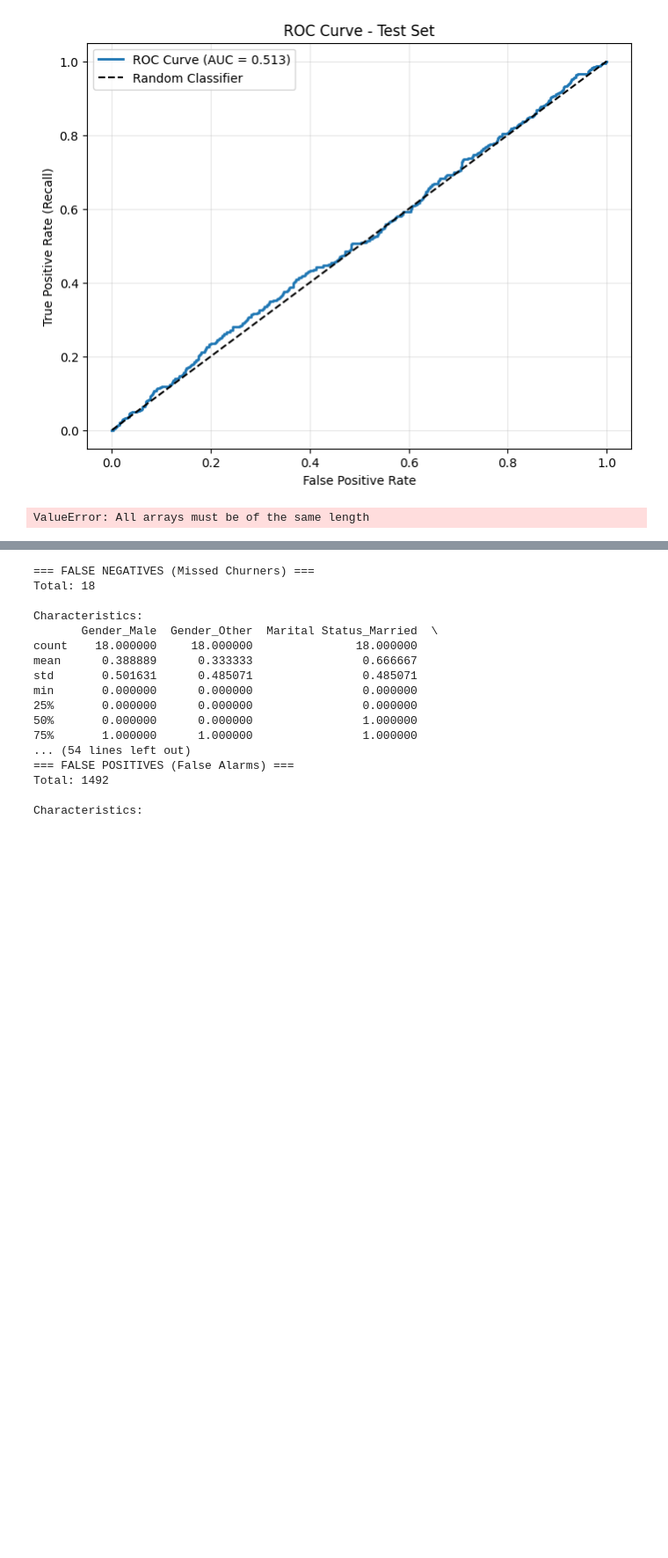
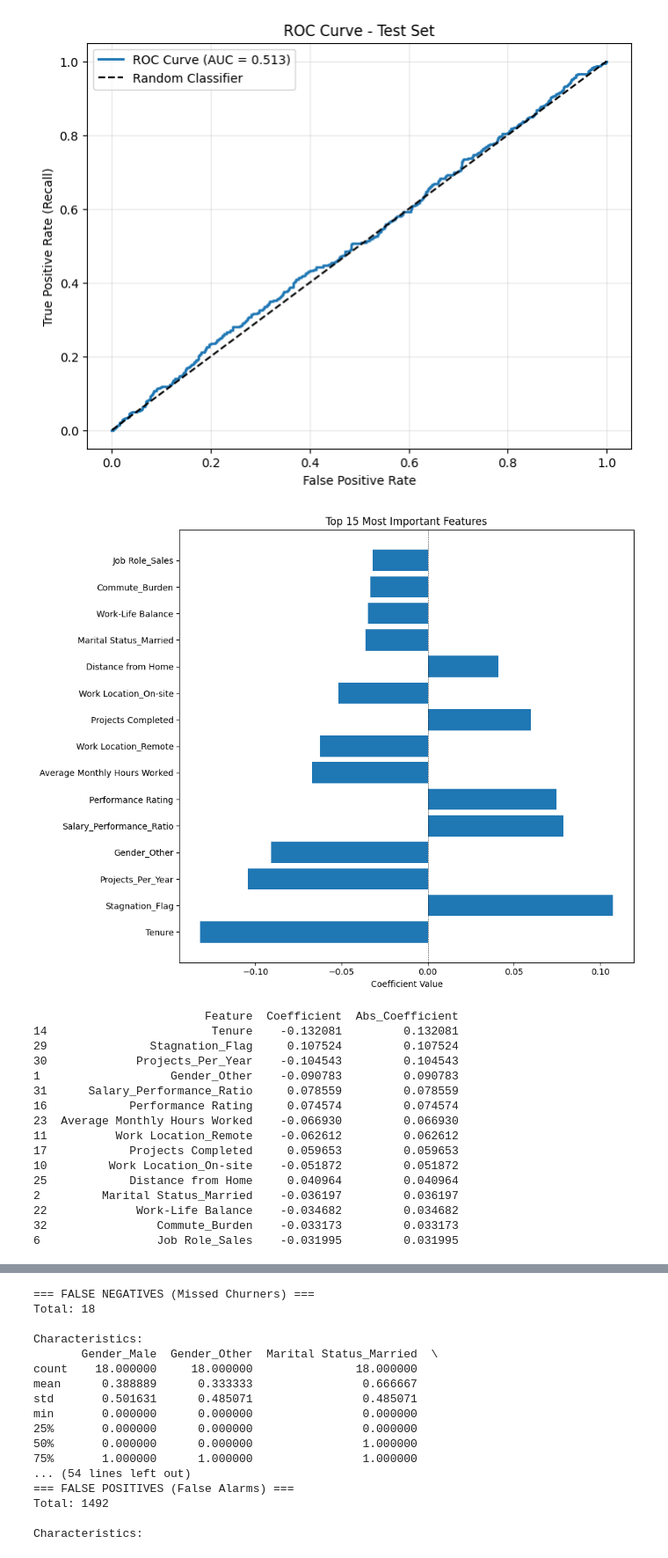
Before and after one commit to dalex2888/AML-3303, a Jupyter notebook: Employee Churn Case Study/Case_study.ipynb, the cells around one changed output, grey strips where cells are left out. Shown at 88% size. Cells and saved outputs as stored; diff of their text form; code cells hidden in the pictures; blank space fills up the shorter version.

```diff
--- a/Employee Churn Case Study/Case_study.ipynb
+++ b/Employee Churn Case Study/Case_study.ipynb
@@ -1296,26 +1296,50 @@ plt.show()
 # %% [output]
 [figure]
 # %%
-# Get feature importance from Logistic Regression
-feature_names = X_train_df.columns
-coefficients = model.named_steps['model'].coef_[0]
+from sklearn.linear_model import LogisticRegression
+from sklearn.preprocessing import StandardScaler
 
-# Create DataFrame
+# Scale and train fresh model just for feature importance
+scaler = StandardScaler()
+X_scaled = scaler.fit_transform(X_train_df)
+
+lr = LogisticRegression(max_iter=2000, class_weight='balanced', random_state=777)
+lr.fit(X_scaled, y_train)
+
+# Now get importance
 importance_df = pd.DataFrame({
-    'Feature': feature_names,
-    'Coefficient': coefficients,
-    'Abs_Coefficient': np.abs(coefficients)
+    'Feature': X_train_df.columns,
+    'Coefficient': lr.coef_[0],
+    'Abs_Coefficient': np.abs(lr.coef_[0])
 }).sort_values('Abs_Coefficient', ascending=False)
 
-# Plot top 15
+# Plot
 plt.figure(figsize=(10, 8))
 top_features = importance_df.head(15)
-plt.barh(top_features['Feature'], top_features['Coefficient'])
+plt.barh(range(len(top_features)), top_features['Coefficient'])
+plt.yticks(range(len(top_features)), top_features['Feature'])
 plt.xlabel('Coefficient Value')
-plt.title('Top 15 Most Important Features (Logistic Regression)')
+plt.title('Top 15 Most Important Features')
+plt.axvline(x=0, color='k', linestyle='--', linewidth=0.5)
 plt.tight_layout()
 plt.show()
 
 print(importance_df.head(15))
 # %% [output]
+[figure, added]
-ValueError: All arrays must be of the same length
+                         Feature  Coefficient  Abs_Coefficient
+14                        Tenure    -0.132081         0.132081
+29               Stagnation_Flag     0.107524         0.107524
+30             Projects_Per_Year    -0.104543         0.104543
+1                   Gender_Other    -0.090783         0.090783
+31      Salary_Performance_Ratio     0.078559         0.078559
+16            Performance Rating     0.074574         0.074574
+23  Average Monthly Hours Worked    -0.066930         0.066930
+11          Work Location_Remote    -0.062612         0.062612
+17            Projects Completed     0.059653         0.059653
+10         Work Location_On-site    -0.051872         0.051872
+25            Distance from Home     0.040964         0.040964
+2         Marital Status_Married    -0.036197         0.036197
+22             Work-Life Balance    -0.034682         0.034682
+32                Commute_Burden    -0.033173         0.033173
+6                 Job Role_Sales    -0.031995         0.031995
```
Also changed, not shown: parts of 4 cells of this notebook.
